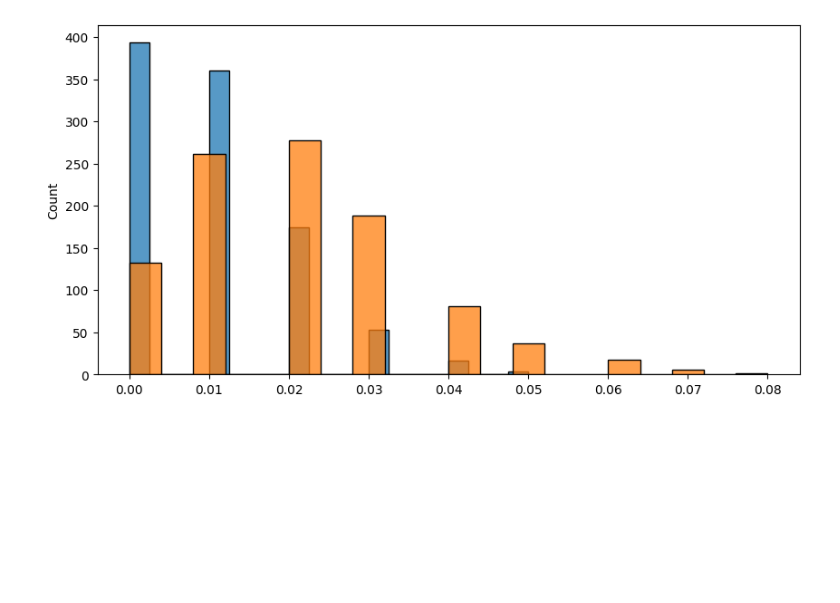
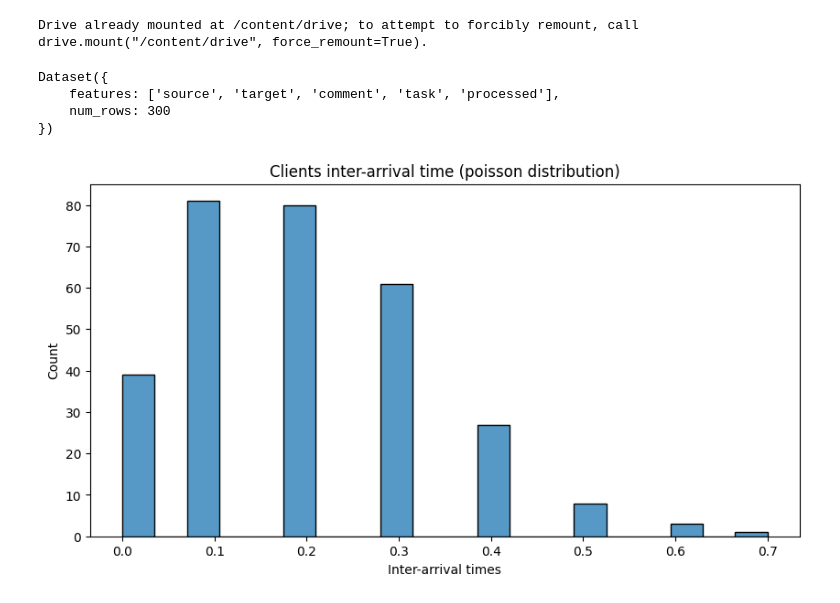
Before and after one commit to darmangerd/llama3-scheduling, a Jupyter notebook: Queuing.ipynb, the cells around one changed output. Drawn from its saved outputs; the diff is of its cells as text; code cells hidden in the pictures; blank space fills up the shorter version.

```diff
--- a/Queuing.ipynb
+++ b/Queuing.ipynb
@@ -87,19 +75,45 @@ array([[0., 0., 0., 0.],
+# %%
+from google.colab import drive
+drive.mount('/content/drive')
+# %% [output]
+Drive already mounted at /content/drive; to attempt to forcibly remount, call drive.mount("/content/drive", force_remount=True).
+# %%
+df = pd.read_csv("drive/MyDrive/openrewriteeval_aaai24.csv")
+df = df[:300]
+# %%
+example_template = jinja2.Template(
+  textwrap.dedent(
+    """Instruction: Rewrite the given text while keeping the same meaning. Do not write anything else!
+
+    Given text: {{ review }}
+
+    Rewritten text: """
+  )
+)
+
+df["processed"] = df["source"].apply(lambda x: example_template.render(review=x))
+
+dataset = datasets.Dataset.from_pandas(df)
+dataset
+# %% [output]
+Dataset({
+    features: ['source', 'target', 'comment', 'task', 'processed'],
+    num_rows: 300
+})
 # %%
-inter_arrival_time = np.random.poisson(1, int(1e3)) / 100
-service_time = np.random.poisson(2, int(1e3)) / 100
+np.random.seed(5)
+inter_arrival_time = np.random.poisson(2, df.shape[0]) / 10
 
 plt.figure(figsize=(10, 5))
 
 sns.histplot(
-    inter_arrival_time,
-    bins=20,
+  inter_arrival_time,
+  bins=20,
 )
-
-sns.histplot(
-    service_time,
-    bins=20,
-)
+plt.title("Clients inter-arrival time (poisson distribution)")
+plt.xlabel("Inter-arrival times")
+plt.ylabel("Count")
 
 plt.show()
 # %% [output]
-[figure, old version]
+[figure, new version]
```
Also changed, not shown: parts of 15 cells of this notebook.
